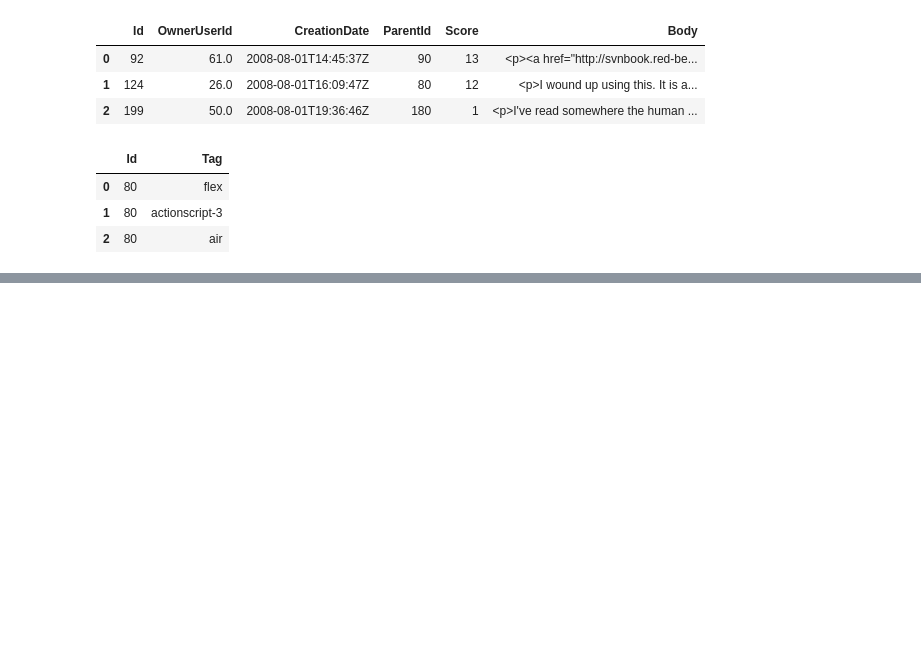
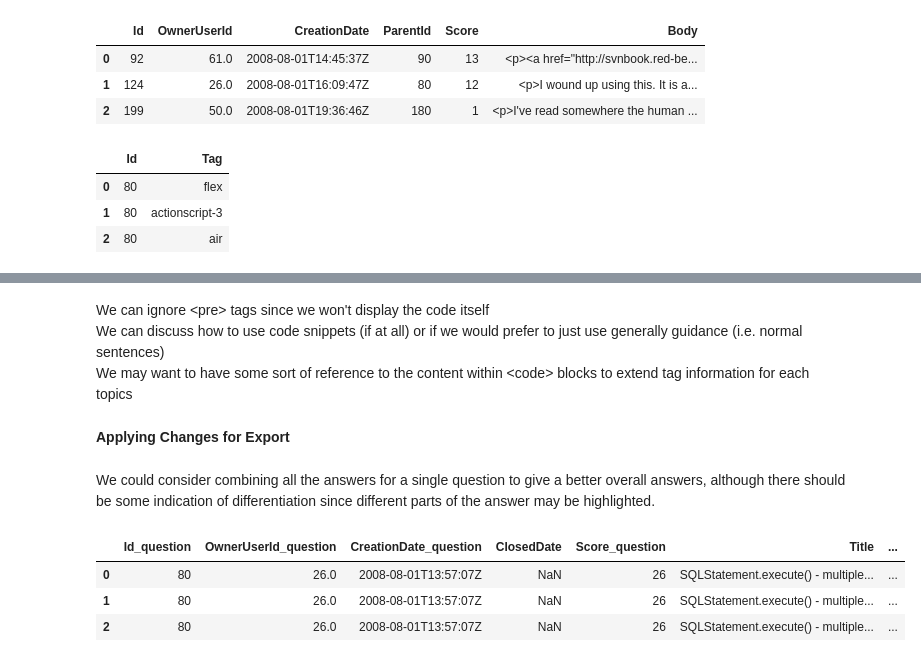
Before and after one commit to v1zhu/Stackbot-DS3, a Jupyter notebook: data_exploration.ipynb, the cells around one changed output, grey strips where cells are left out. Saved outputs shown, nothing was run; the diff lists cells and outputs as text; code cells hidden in the pictures; blank space fills up the shorter version.

```diff
--- a/data_exploration.ipynb
+++ b/data_exploration.ipynb
@@ -122,0 +173,19 @@ continue here with parsing HTML (like with the 45k dataset)
+# %% [markdown]
+We can ignore \<pre\> tags since we won't display the code itself
+We can discuss how to use code snippets (if at all) or if we would prefer to just use generally guidance (i.e. normal sentences)
+We may want to have some sort of reference to the content within \<code\> blocks to extend tag information for each topics
+# %% [markdown]
+**Applying Changes for Export**
+# %%
+ten_percent_tags = ten_percent_tags.groupby("Id")["Tag"].apply(list).to_frame()
+qna = ten_percent_questions.merge(ten_percent_answers, left_on="Id", right_on="ParentId", suffixes=("_question", "_answer"))
+qna = qna.merge(ten_percent_tags, left_on="Id_question", right_index=True)
+# %% [markdown]
+We could consider combining all the answers for a single question to give a better overall answers, although there should be some indication of differentiation since different parts of the answer may be highlighted.
+# %%
+qna.head(3)
+# %% [output]
+|  | Id_question | OwnerUserId_question | CreationDate_question | ClosedDate | Score_question | Title | ... |
+| 0 | 80 | 26.0 | 2008-08-01T13:57:07Z | NaN | 26 | SQLStatement.execute() - multiple... | ... |
+| 1 | 80 | 26.0 | 2008-08-01T13:57:07Z | NaN | 26 | SQLStatement.execute() - multiple... | ... |
+| 2 | 80 | 26.0 | 2008-08-01T13:57:07Z | NaN | 26 | SQLStatement.execute() - multiple... | ... |
```
Also changed, not shown: parts of 18 cells of this notebook.
